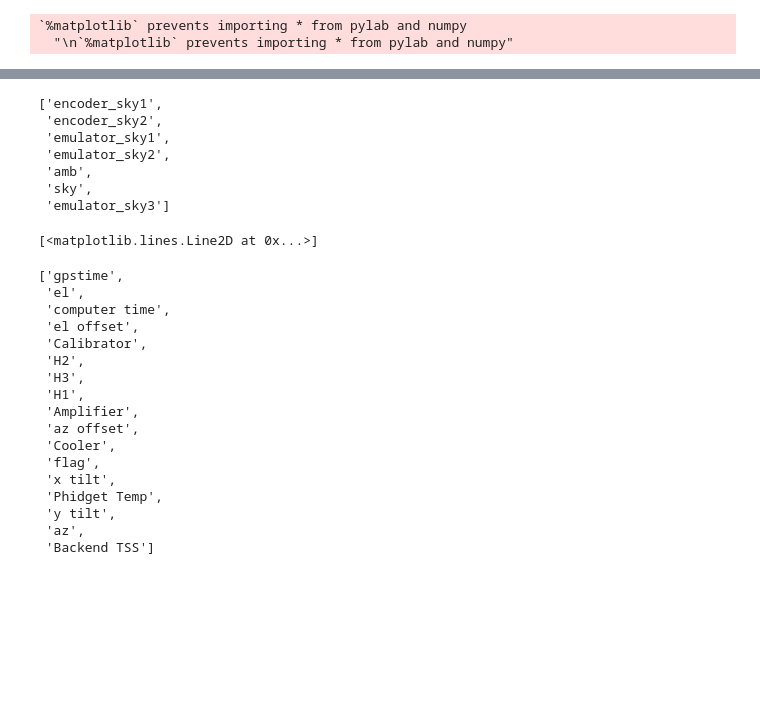
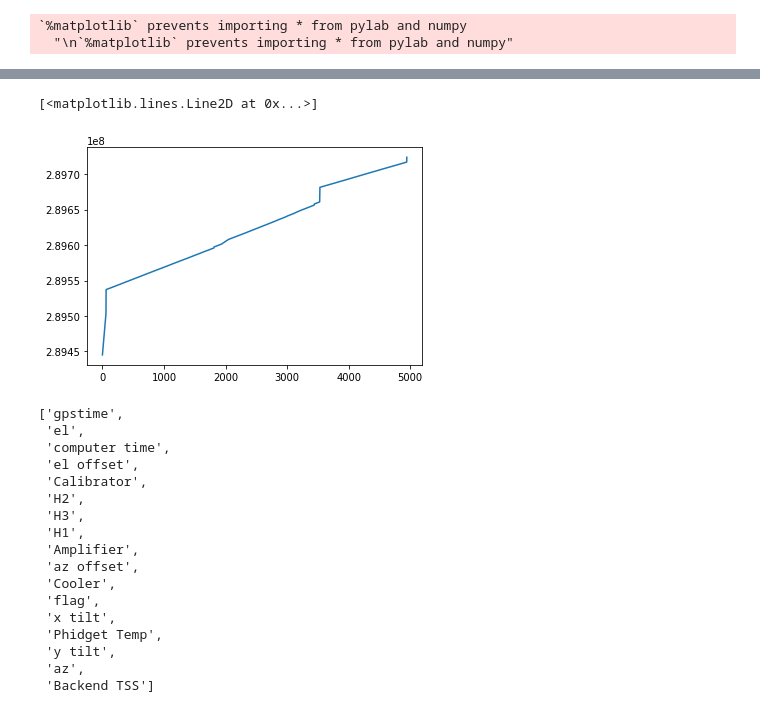
Before and after one commit to arikaplan/polaris_software, a Jupyter notebook: notebook/Sky_dip.ipynb, the cells around one changed output, grey strips where cells are left out. Saved outputs shown, nothing was run; the diff lists cells and outputs as text; code cells hidden in the pictures; blank space fills up the shorter version.

```diff
--- a/notebook/Sky_dip.ipynb
+++ b/notebook/Sky_dip.ipynb
@@ -412,13 +411,3 @@ plot_asd_dict(asd_dict,chanlist=['H1HiAC'],componentlist=['T'],datalist=['amb',
-# %%
-ddict.keys()
-# %% [output]
-['encoder_sky1',
- 'encoder_sky2',
- 'emulator_sky1',
- 'emulator_sky2',
- 'amb',
- 'sky',
- 'emulator_sky3']
 # %%
 pp = {}
 # %%
@@ -428,9 +417,10 @@ pp['skydip'] = rt.get_h5_pointing(flp)
 gpstime = (pp['skydip']['gpstime'] - pp['skydip']['gpstime'][0])/1000./3600.
 # %%
 plt.figure()
-plt.plot(pp['sky']['gpstime'])
+plt.plot(pp['skydip']['gpstime'])
 # %% [output]
 [<matplotlib.lines.Line2D at 0x...>]
+[figure, added]
 # %%
 flp_sky = get_pointing_files()
 pp['sky'] = rt.get_h5_pointing(flp_sky)
```
Also changed, not shown: parts of 30 cells of this notebook.
